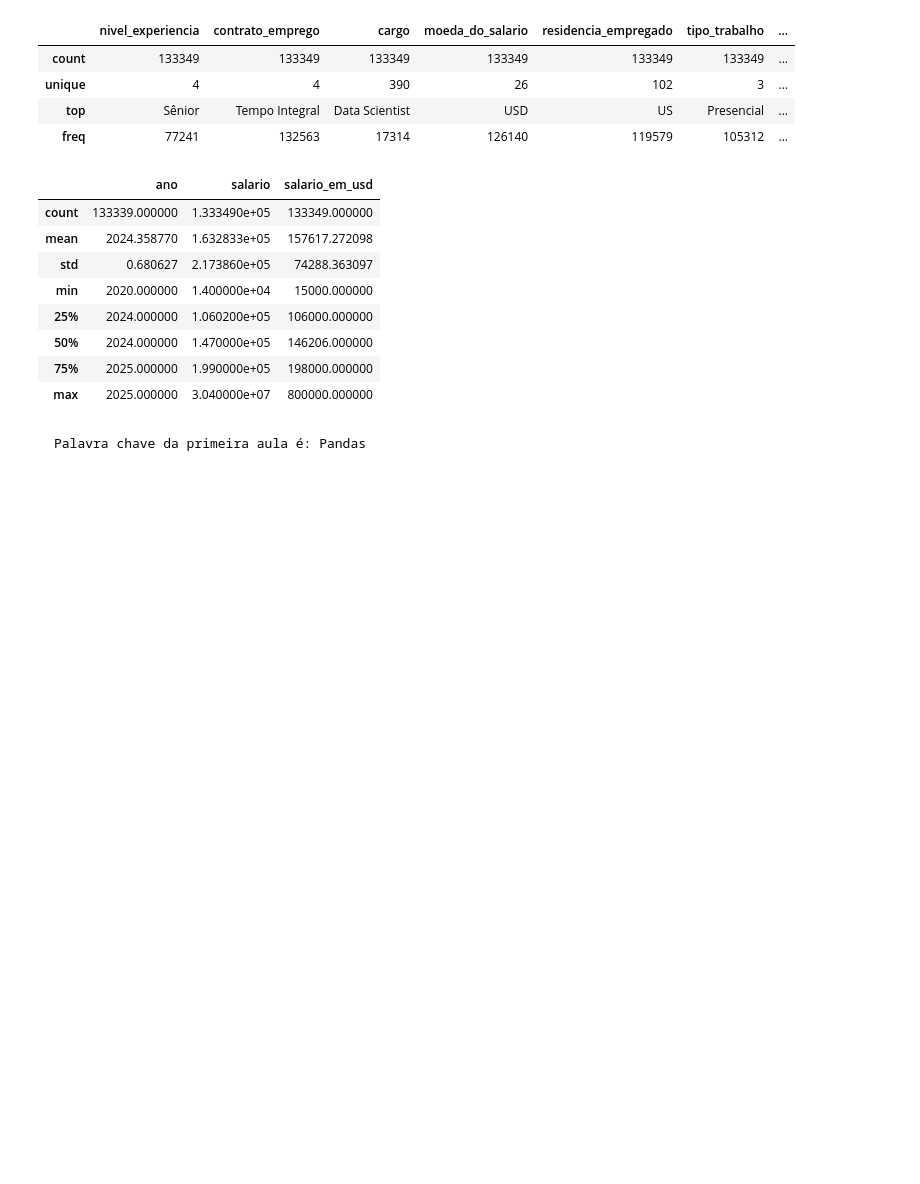
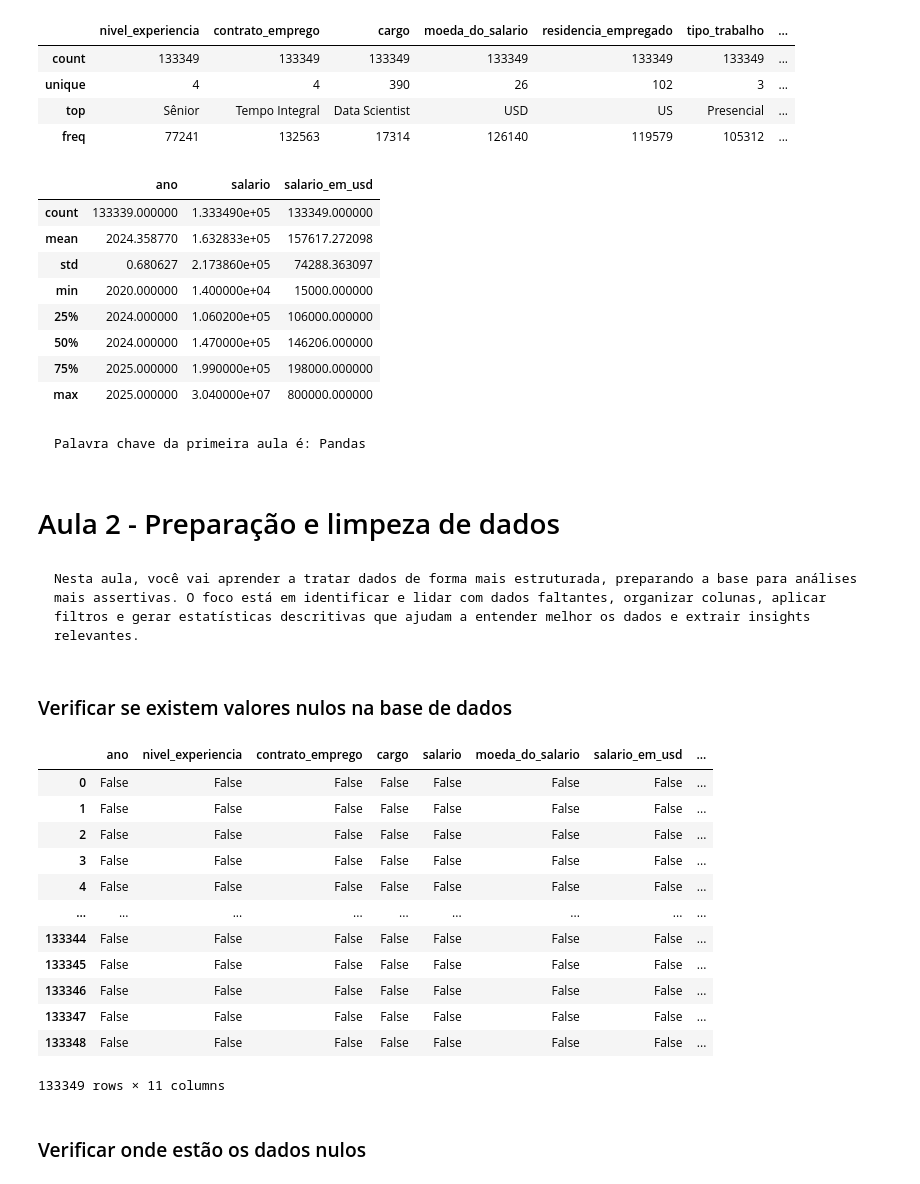
Before and after one commit to brunomartins009/Imersao-em-dados-com-Python---Alura, a Jupyter notebook: Código fonte/main.ipynb, the cells around one changed output. Cells and saved outputs as stored; diff of their text form; code cells hidden in the pictures; blank space fills up the shorter version.

Commit message:
Update main code - Aula 2

```diff
--- a/Código fonte/main.ipynb
+++ b/Código fonte/main.ipynb
@@ -211,3 +211,27 @@ df.describe()
 | max | 2025.000000 | 3.040000e+07 | 800000.000000 |
 # %% [markdown]
     Palavra chave da primeira aula é: Pandas
+# %% [markdown]
+# Aula 2 - Preparação e limpeza de dados
+# %% [markdown]
+    Nesta aula, você vai aprender a tratar dados de forma mais estruturada, preparando a base para análises mais assertivas. O foco está em identificar e lidar com dados faltantes, organizar colunas, aplicar filtros e gerar estatísticas descritivas que ajudam a entender melhor os dados e extrair insights relevantes.
+# %% [markdown]
+### Verificar se existem valores nulos na base de dados
+# %%
+df.isnull() # Retorna um DataFrame booleano indicando se cada valor é nulo (True) ou não (False).
+# %% [output]
+|  | ano | nivel_experiencia | contrato_emprego | cargo | salario | moeda_do_salario | salario_em_usd | ... |
+| 0 | False | False | False | False | False | False | False | ... |
+| 1 | False | False | False | False | False | False | False | ... |
+| 2 | False | False | False | False | False | False | False | ... |
+| 3 | False | False | False | False | False | False | False | ... |
+| 4 | False | False | False | False | False | False | False | ... |
+| ... | ... | ... | ... | ... | ... | ... | ... | ... |
+| 133344 | False | False | False | False | False | False | False | ... |
+| 133345 | False | False | False | False | False | False | False | ... |
+| 133346 | False | False | False | False | False | False | False | ... |
+| 133347 | False | False | False | False | False | False | False | ... |
+| 133348 | False | False | False | False | False | False | False | ... |
+133349 rows × 11 columns
+# %% [markdown]
+### Verificar onde estão os dados nulos
```
Also changed, not shown: parts of 21 cells of this notebook.
